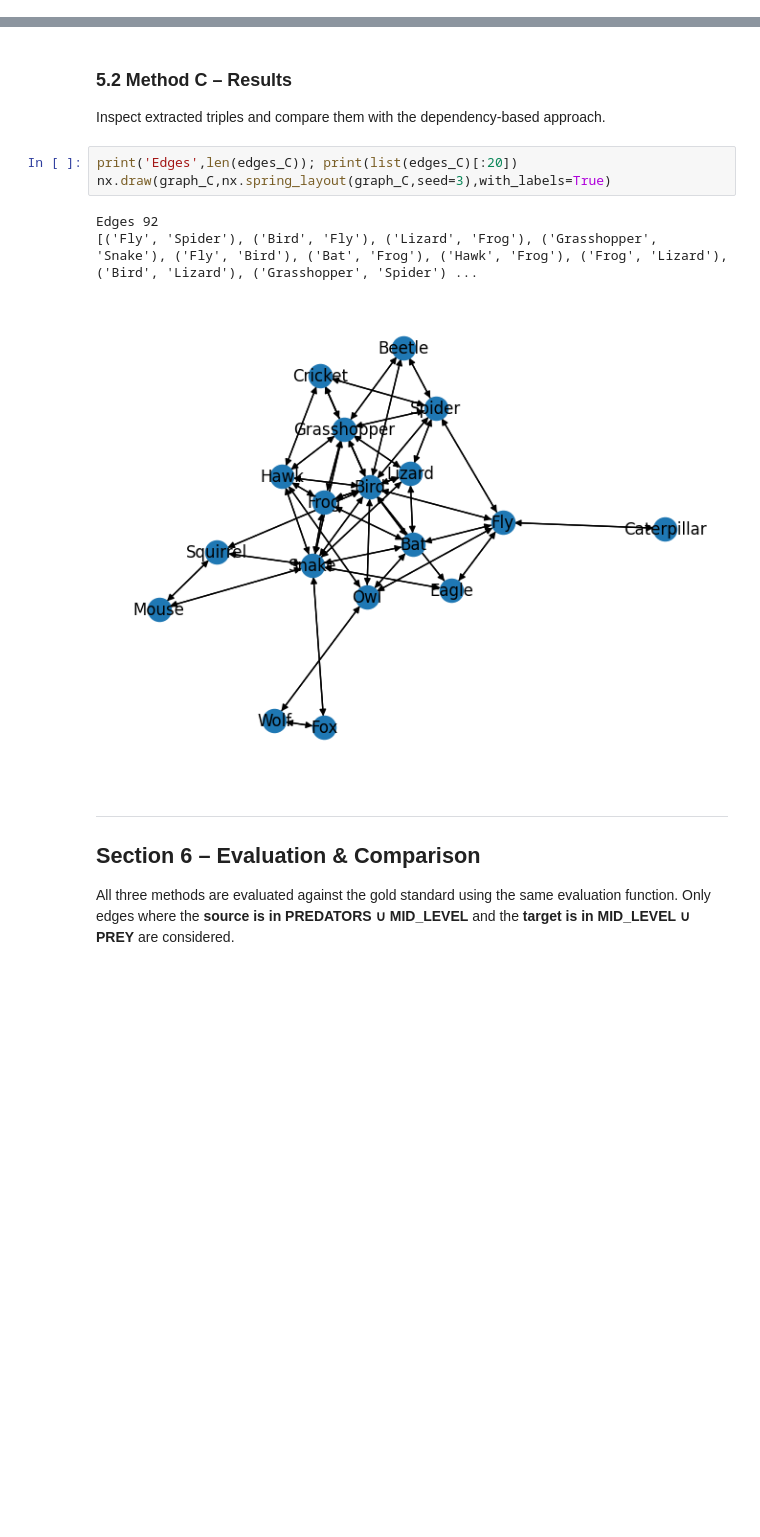
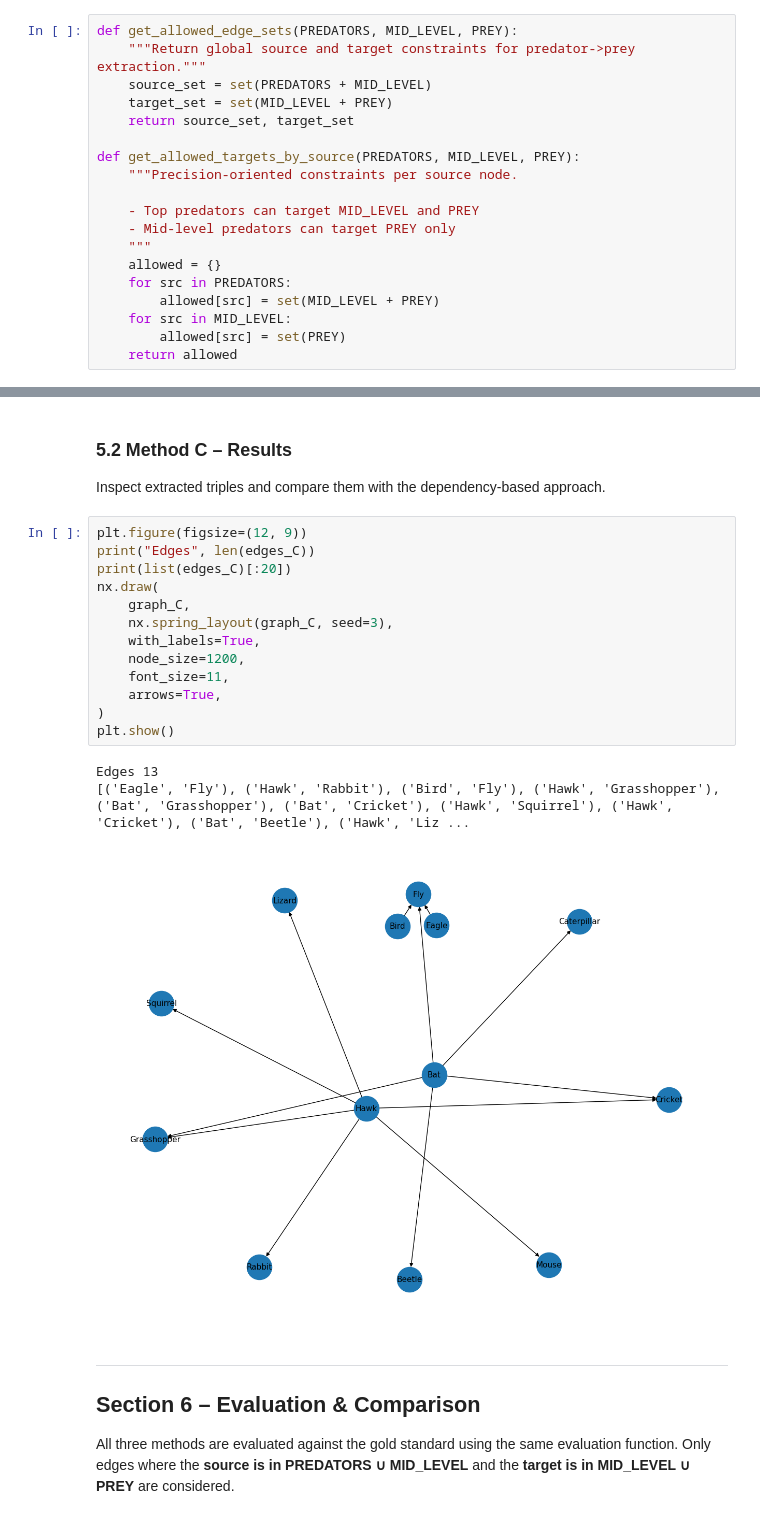
Before and after one commit to MAI-Glockchen/Natural_Language_Processing, a Jupyter notebook: Project2/Code/who_hunts_who.ipynb, the cells around one changed output, grey strips where cells are left out. Saved outputs shown, nothing was run; the diff lists cells and outputs as text; blank space fills up the shorter version.

```diff
--- a/Project2/Code/who_hunts_who.ipynb
+++ b/Project2/Code/who_hunts_who.ipynb
@@ -420,0 +548,19 @@ def get_category(entity):
+# %%
+def get_allowed_edge_sets(PREDATORS, MID_LEVEL, PREY):
+    """Return global source and target constraints for predator->prey extraction."""
+    source_set = set(PREDATORS + MID_LEVEL)
+    target_set = set(MID_LEVEL + PREY)
+    return source_set, target_set
+
+def get_allowed_targets_by_source(PREDATORS, MID_LEVEL, PREY):
+    """Precision-oriented constraints per source node.
+
+    - Top predators can target MID_LEVEL and PREY
+    - Mid-level predators can target PREY only
+    """
+    allowed = {}
+    for src in PREDATORS:
+        allowed[src] = set(MID_LEVEL + PREY)
+    for src in MID_LEVEL:
+        allowed[src] = set(PREY)
+    return allowed
@@ -715,12 +968,22 @@ graph_C.add_edges_from(edges_C)
 
 Inspect extracted triples and compare them with the dependency-based approach.
 # %%
-print('Edges',len(edges_C)); print(list(edges_C)[:20])
-nx.draw(graph_C,nx.spring_layout(graph_C,seed=3),with_labels=True)
+plt.figure(figsize=(12, 9))
+print("Edges", len(edges_C))
+print(list(edges_C)[:20])
+nx.draw(
+    graph_C,
+    nx.spring_layout(graph_C, seed=3),
+    with_labels=True,
+    node_size=1200,
+    font_size=11,
+    arrows=True,
+)
+plt.show()
 # %% [output]
-Edges 92
-[('Fly', 'Spider'), ('Bird', 'Fly'), ('Lizard', 'Frog'), ('Grasshopper', 'Snake'), ('Fly', 'Bird'), ('Bat', 'Frog'), ('Hawk', 'Frog'), ('Frog', 'Lizard'), ('Bird', 'Lizard'), ('Grasshopper', 'Spider') ...
+Edges 13
+[('Eagle', 'Fly'), ('Hawk', 'Rabbit'), ('Bird', 'Fly'), ('Hawk', 'Grasshopper'), ('Bat', 'Grasshopper'), ('Bat', 'Cricket'), ('Hawk', 'Squirrel'), ('Hawk', 'Cricket'), ('Bat', 'Beetle'), ('Hawk', 'Liz ...
-[figure, old version]
+[figure, new version]
 # %% [markdown]
 ---
 ## Section 6 – Evaluation & Comparison
```
Also changed, not shown: parts of 21 cells of this notebook.
